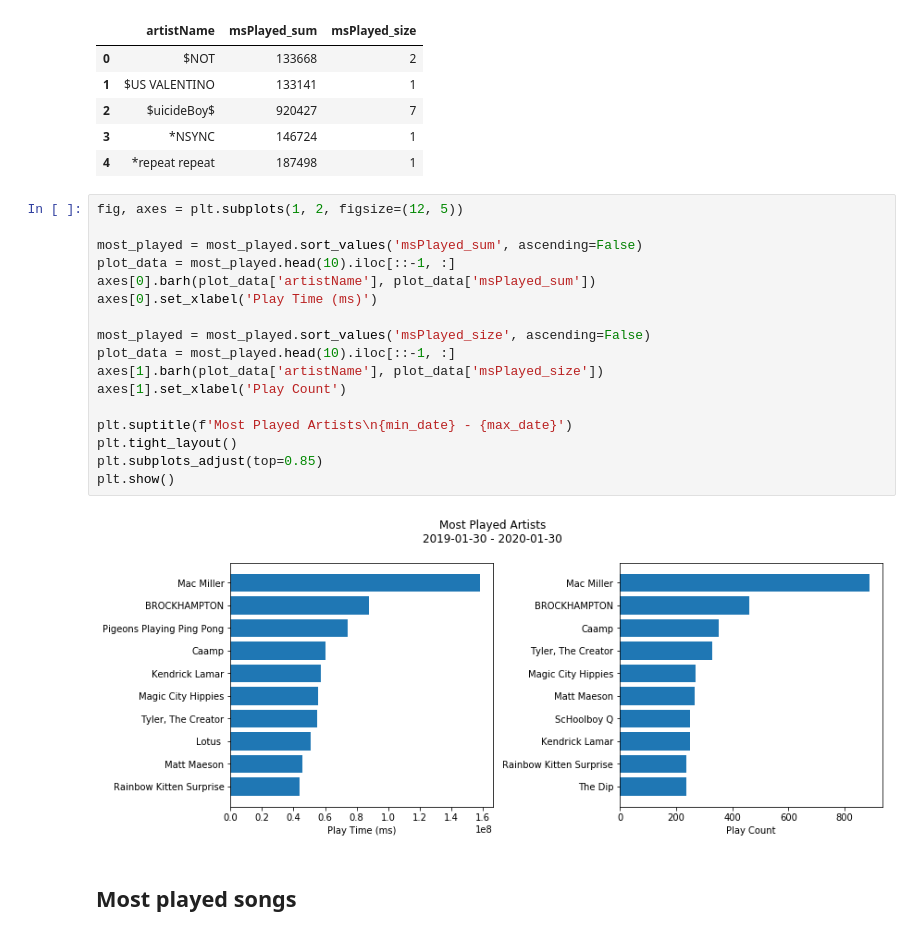
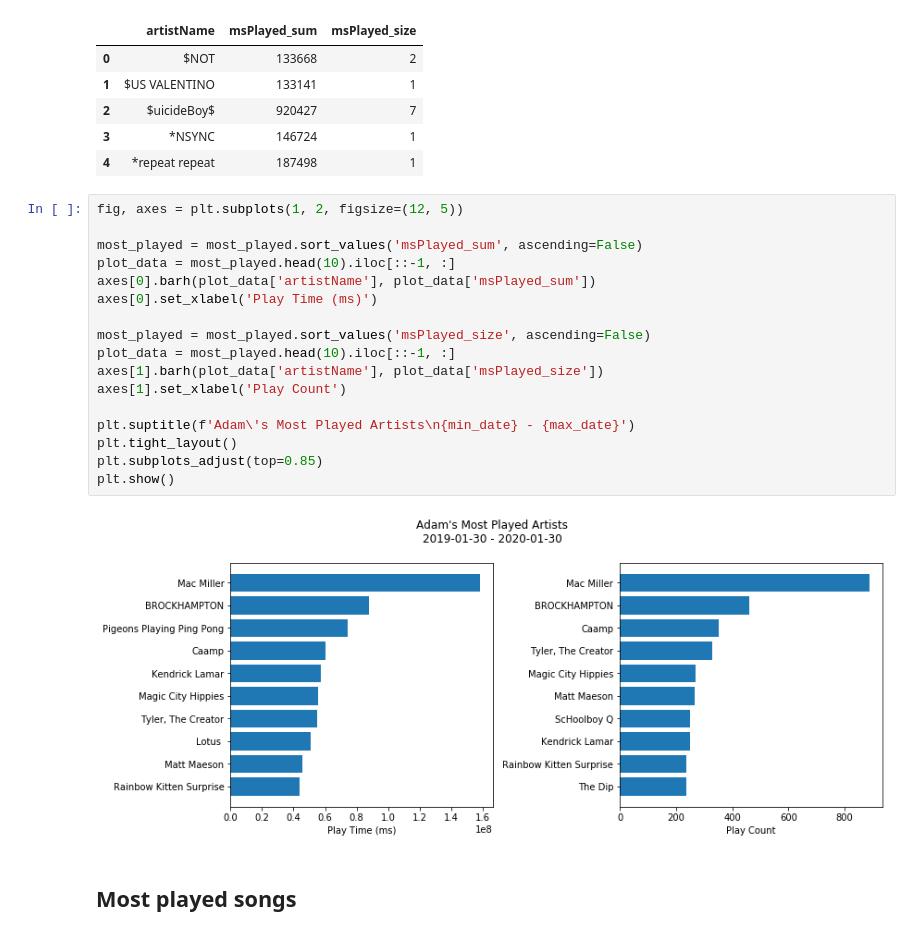
Before and after one commit to AdamSpannbauer/spotify_eda, a Jupyter notebook: stream_history_eda.ipynb, the cells around one changed output. Saved outputs shown, nothing was run; the diff lists cells and outputs as text.

Commit message:
update plots

```diff
--- a/stream_history_eda.ipynb
+++ b/stream_history_eda.ipynb
@@ -41,22 +41,22 @@ most_played.head()
 # %%
 fig, axes = plt.subplots(1, 2, figsize=(12, 5))
 
 most_played = most_played.sort_values('msPlayed_sum', ascending=False)
 plot_data = most_played.head(10).iloc[::-1, :]
 axes[0].barh(plot_data['artistName'], plot_data['msPlayed_sum'])
 axes[0].set_xlabel('Play Time (ms)')
 
 most_played = most_played.sort_values('msPlayed_size', ascending=False)
 plot_data = most_played.head(10).iloc[::-1, :]
 axes[1].barh(plot_data['artistName'], plot_data['msPlayed_size'])
 axes[1].set_xlabel('Play Count')
 
-plt.suptitle(f'Most Played Artists\n{min_date} - {max_date}')
+plt.suptitle(f'Adam\'s Most Played Artists\n{min_date} - {max_date}')
 plt.tight_layout()
 plt.subplots_adjust(top=0.85)
 plt.show()
 # %% [output]
-[figure, old version]
+[figure, new version]
 # %% [markdown]
 ## Most played songs
 # %%
```
